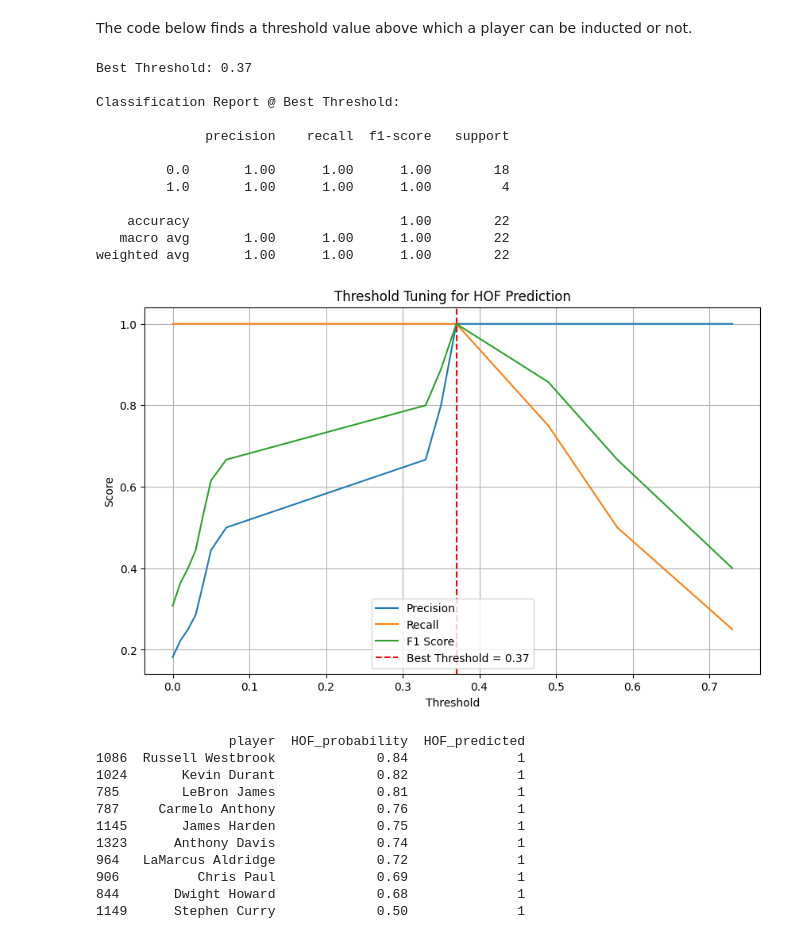
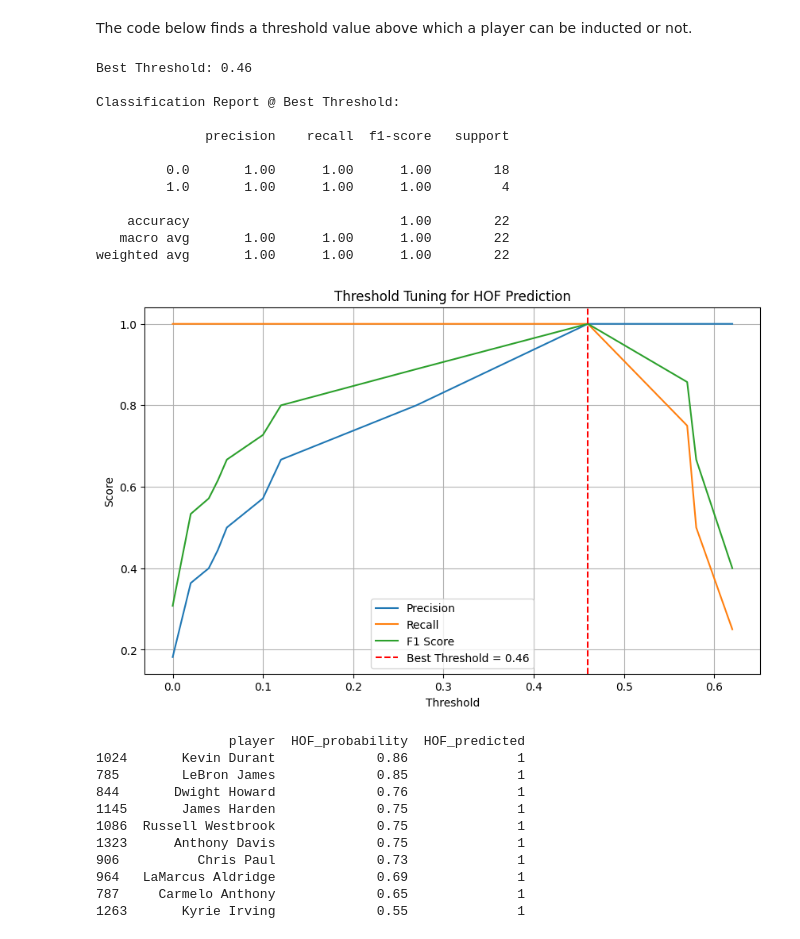
Before and after one commit to SSHAH1518/NBA_HOF, a Jupyter notebook: data_processing.ipynb, the cells around one changed output. Cells and saved outputs as stored; diff of their text form; code cells hidden in the pictures.

```diff
--- a/data_processing.ipynb
+++ b/data_processing.ipynb
@@ -189,7 +189,7 @@ import matplotlib.pyplot as plt
 df_binary = df[df['In_Hall_of_fame'].isin([0, 1])].copy()
 
 # Step 2: Define features and target
-features_to_drop = ['id', 'year', 'player', 'In_Hall_of_fame', 'position']
+features_to_drop = ['id', 'year', 'player', 'In_Hall_of_fame', 'position','games', 'points','total_rebounds', 'assists', 'field_goal_percentage','3_point_percentage', 'free_throw_percentage', 'average_minutes_played','points_per_game', 'average_total_rebounds', 'average_assists']
 X = df_binary.drop(columns=features_to_drop, errors='ignore').fillna(0)
 y = df_binary['In_Hall_of_fame']
 
@@ -212,35 +212,35 @@ best_threshold = thresholds[best_idx]
 # Step 6: Evaluate performance at best threshold
 y_pred_custom = (y_probs >= best_threshold).astype(int)
 print("Best Threshold:", round(best_threshold, 2))
 print("\nClassification Report @ Best Threshold:\n")
 print(classification_report(y_test, y_pred_custom))
 
 # Step 7: Optional plot
 plt.figure(figsize=(10, 6))
 plt.plot(thresholds, precisions[:-1], label='Precision')
 plt.plot(thresholds, recalls[:-1], label='Recall')
 plt.plot(thresholds, f1_scores[:-1], label='F1 Score')
 plt.axvline(best_threshold, color='r', linestyle='--', label=f'Best Threshold = {round(best_threshold, 2)}')
 plt.xlabel('Threshold')
 plt.ylabel('Score')
 plt.title('Threshold Tuning for HOF Prediction')
 plt.legend()
 plt.grid()
 plt.show()
 # %% [output]
-Best Threshold: 0.37
+Best Threshold: 0.46
 
 Classification Report @ Best Threshold:
 
               precision    recall  f1-score   support
 
          0.0       1.00      1.00      1.00        18
          1.0       1.00      1.00      1.00         4
 
     accuracy                           1.00        22
    macro avg       1.00      1.00      1.00        22
 weighted avg       1.00      1.00      1.00        22
-[figure, old version]
+[figure, new version]
 # %%
 # Step 1: Filter active players
 df_active = final_test
@@ -253,23 +253,23 @@ active_probs = clf.predict_proba(X_active)[:, 1]
 
 # Step 4: Apply threshold of 0.37 to make final predictions
 df_active['HOF_probability'] = active_probs
-df_active['HOF_predicted'] = (active_probs >= 0.37).astype(int)
+df_active['HOF_predicted'] = (active_probs >= 0.46).astype(int)
 
 # Step 5: Sort results for analysis
 df_active_sorted = df_active.sort_values(by='HOF_probability', ascending=False)
 print(df_active_sorted[['player', 'HOF_probability', 'HOF_predicted']].head(10))
 # %% [output]
                  player  HOF_probability  HOF_predicted
-1086  Russell Westbrook             0.84              1
-1024       Kevin Durant             0.82              1
-785        LeBron James             0.81              1
-787     Carmelo Anthony             0.76              1
+1024       Kevin Durant             0.86              1
+785        LeBron James             0.85              1
+844       Dwight Howard             0.76              1
 1145       James Harden             0.75              1
-1323      Anthony Davis             0.74              1
-964   LaMarcus Aldridge             0.72              1
-906          Chris Paul             0.69              1
-844       Dwight Howard             0.68              1
-1149      Stephen Curry             0.50              1
+1086  Russell Westbrook             0.75              1
+1323      Anthony Davis             0.75              1
+906          Chris Paul             0.73              1
+964   LaMarcus Aldridge             0.69              1
+787     Carmelo Anthony             0.65              1
+1263       Kyrie Irving             0.55              1
 # %%
 print(df_active[['player', 'HOF_probability', 'HOF_predicted']].head(10))
 # %% [output]
```
Also changed, not shown: parts of 5 cells of this notebook, 2 other files.
